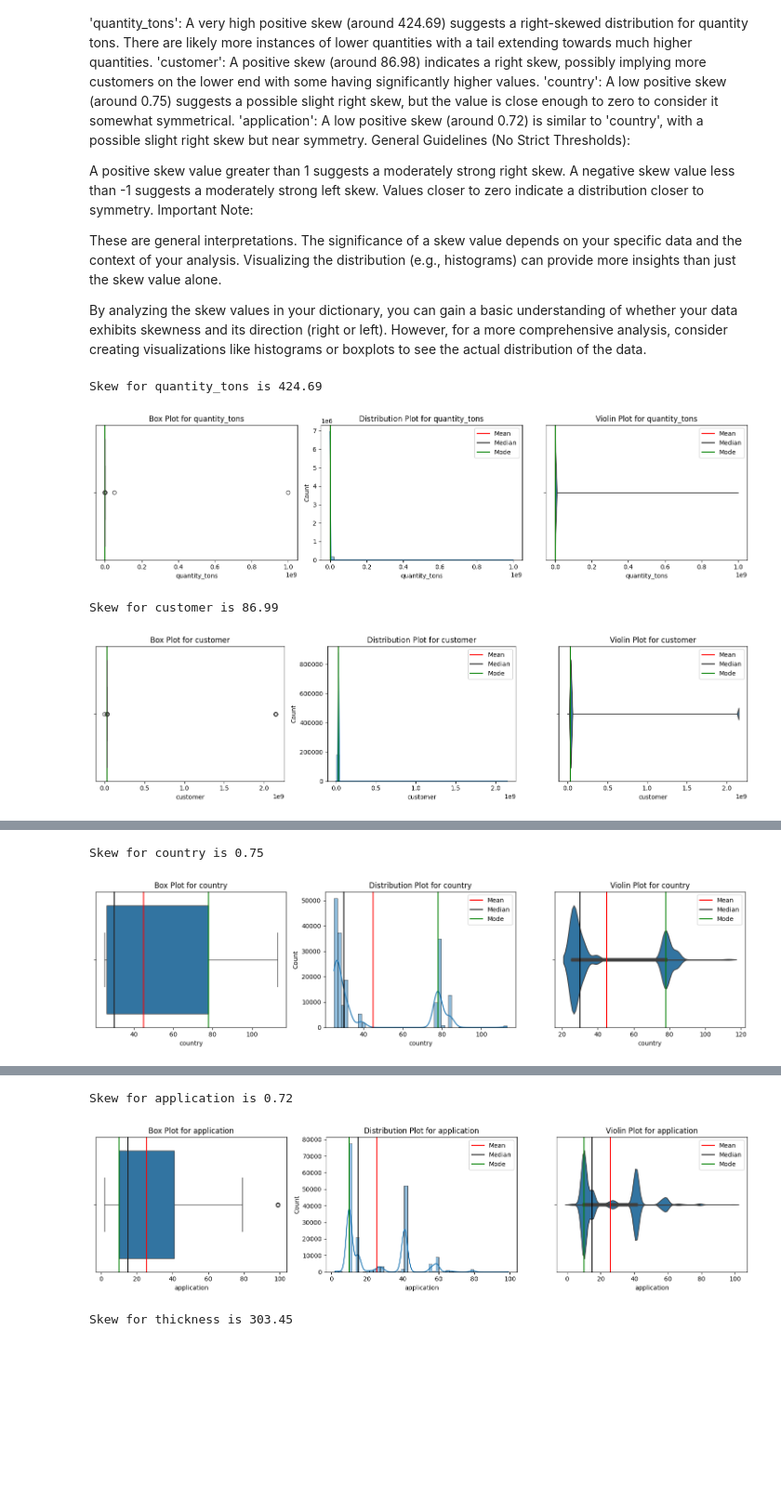
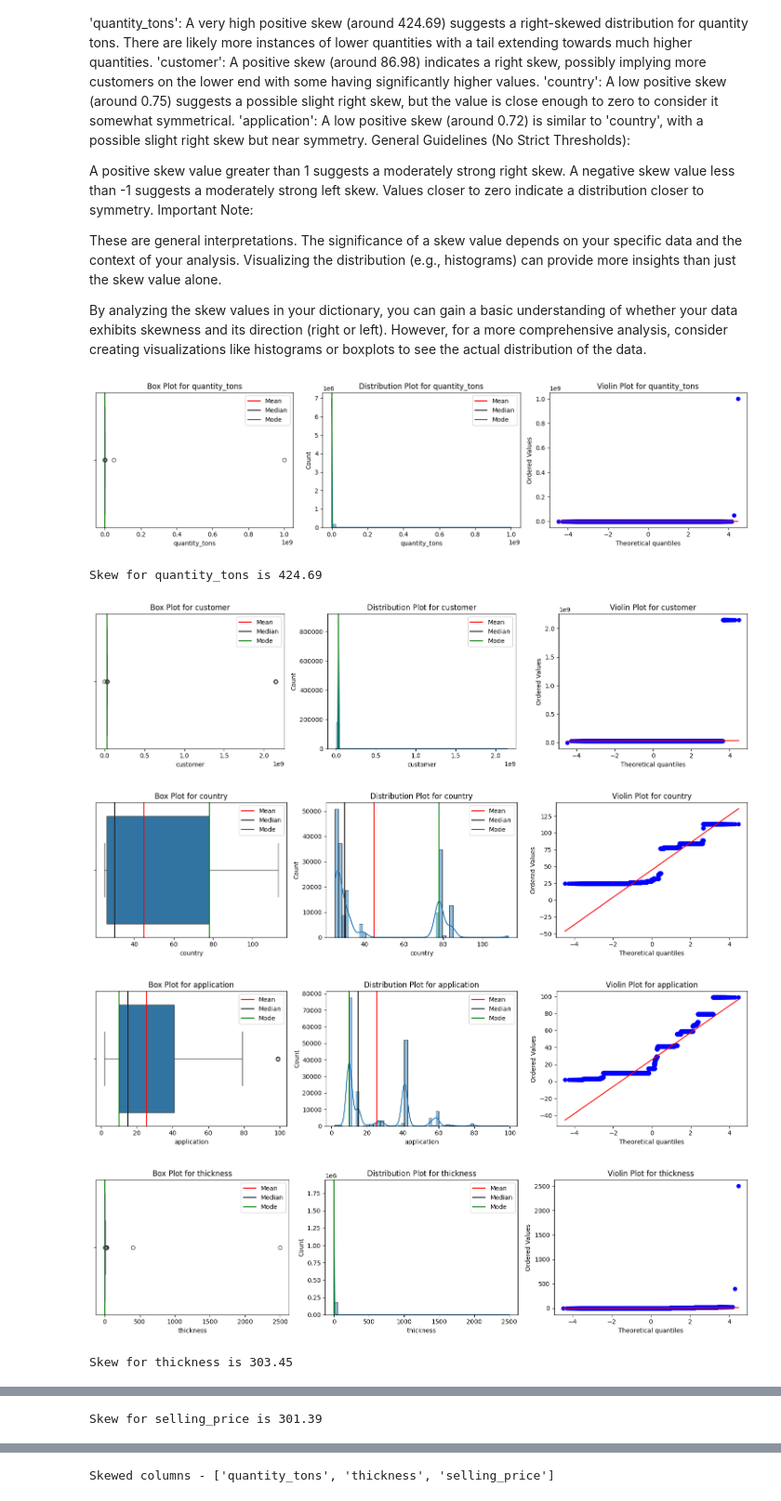
Before and after one commit to Santhosh-Analytics/Copper-Pricing-lead-conversion-PredictiveModeling-, a Jupyter notebook: Data Preprocessing.ipynb, the cells around one changed output, grey strips where cells are left out. Shown at 93% size. Cells and saved outputs as stored; diff of their text form; code cells hidden in the pictures; blank space fills up the shorter version.

```diff
--- a/Data Preprocessing.ipynb
+++ b/Data Preprocessing.ipynb
@@ -481,15 +498,8 @@ def plot1(df, column):
     plt.legend()
 
 def plot2(df, column):
-    mean=df[column].mean()
-    median=df[column].median()
-    mode=df[column].mode()
-    sns.violinplot(data=df, x=column)
+    stat.probplot(df[column],dist='norm',plot=pylab)
     plt.title(f'Violin Plot for {column}')
-    plt.axvline(mean,color='red',label='Mean')
-    plt.axvline(median,color='black',label='Median')
-    plt.axvline(mode[0],color='green',label='Mode')
-    plt.legend()
 # %%
 def plots(df1,width):
     plt.figure(figsize=(15,4))
@@ -553,23 +549,26 @@ By analyzing the skew values in your dictionary, you can gain a basic understand
 # %%
 color_positive = '\033[92m'  # Green for positive skew
 color_negative = '\033[91m'  # Red for negative skew
 color_neutral = '\033[0m'  # Reset color for near-zero skew
 skewed_col=[]
 for i in data:
-    if i not in ['product_ref','status_En','item_type_En']:
+    plots(df1,i)
+    if i in  ['quantity_tons', 'thickness', 'selling_price']:
         skew_val = skew_dict[i]
         color = color_neutral
         if skew_val > 0.5:
             color = color_positive
             skewed_col.append(i)
         elif skew_val < -0.5:
             color = color_negative
             skewed_col.append(i)
         print(f"{color}Skew for {i} is {skew_val:.2f}{color_neutral}")
-        plots(df1,i)
 print(f"Skewed columns - {skewed_col}")
 # %% [output]
+[figure, new version]
 Skew for quantity_tons is 424.69
-[figure, old version]
+[figure, new version]
+[figure, new version]
+[figure, new version]
+[figure, new version]
-Skew for customer is 86.99
+Skew for thickness is 303.45
-[figure, old version]
@@ -576,2 +578 @@ Skew for customer is 86.99
-Skew for country is 0.75
+Skew for selling_price is 301.39
-[figure, old version]
@@ -578,3 +581 @@ Skew for country is 0.75
-Skew for application is 0.72
+Skewed columns - ['quantity_tons', 'thickness', 'selling_price']
-[figure, old version]
-Skew for thickness is 303.45
```
Also changed, not shown: parts of 19 cells of this notebook.
